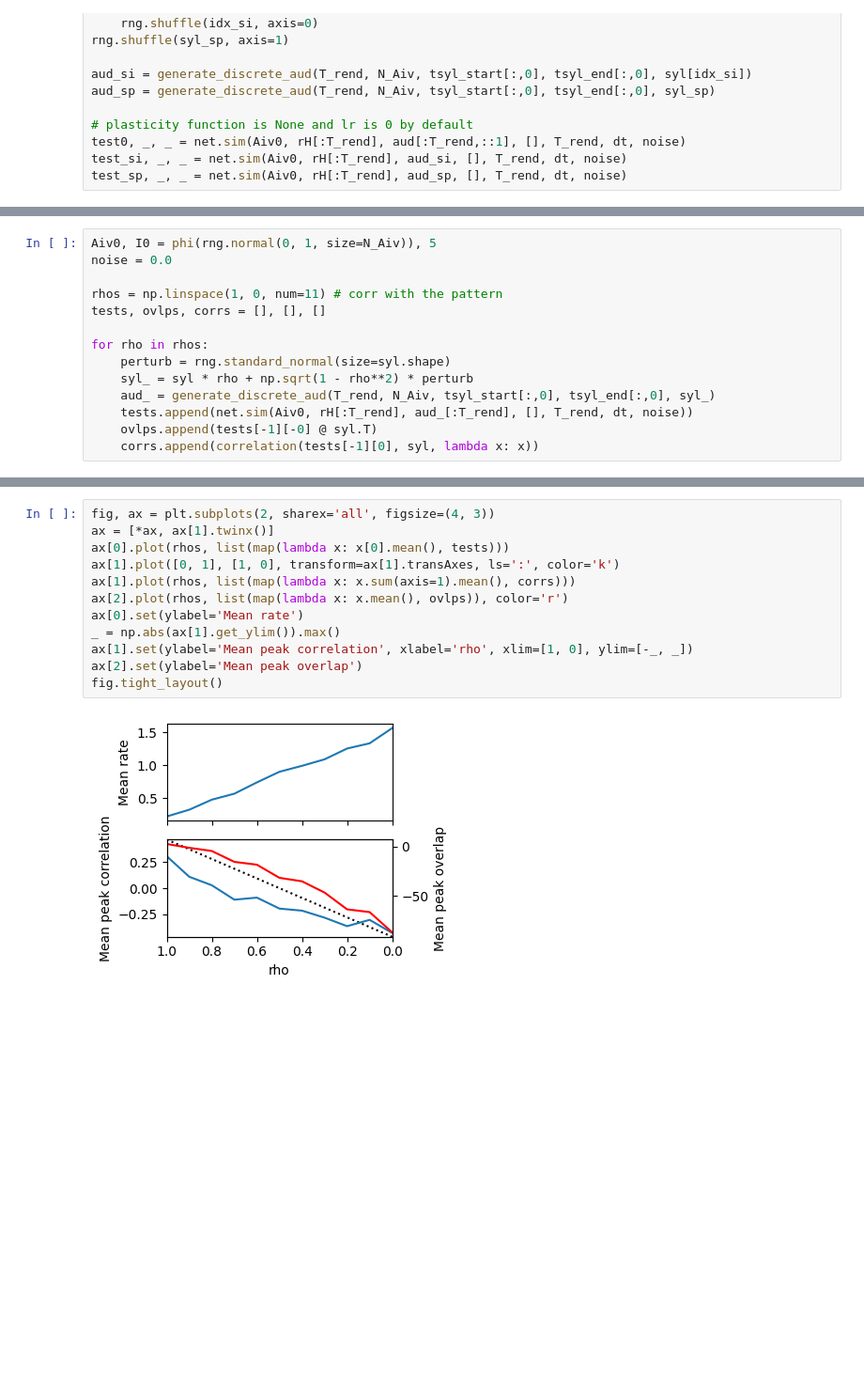
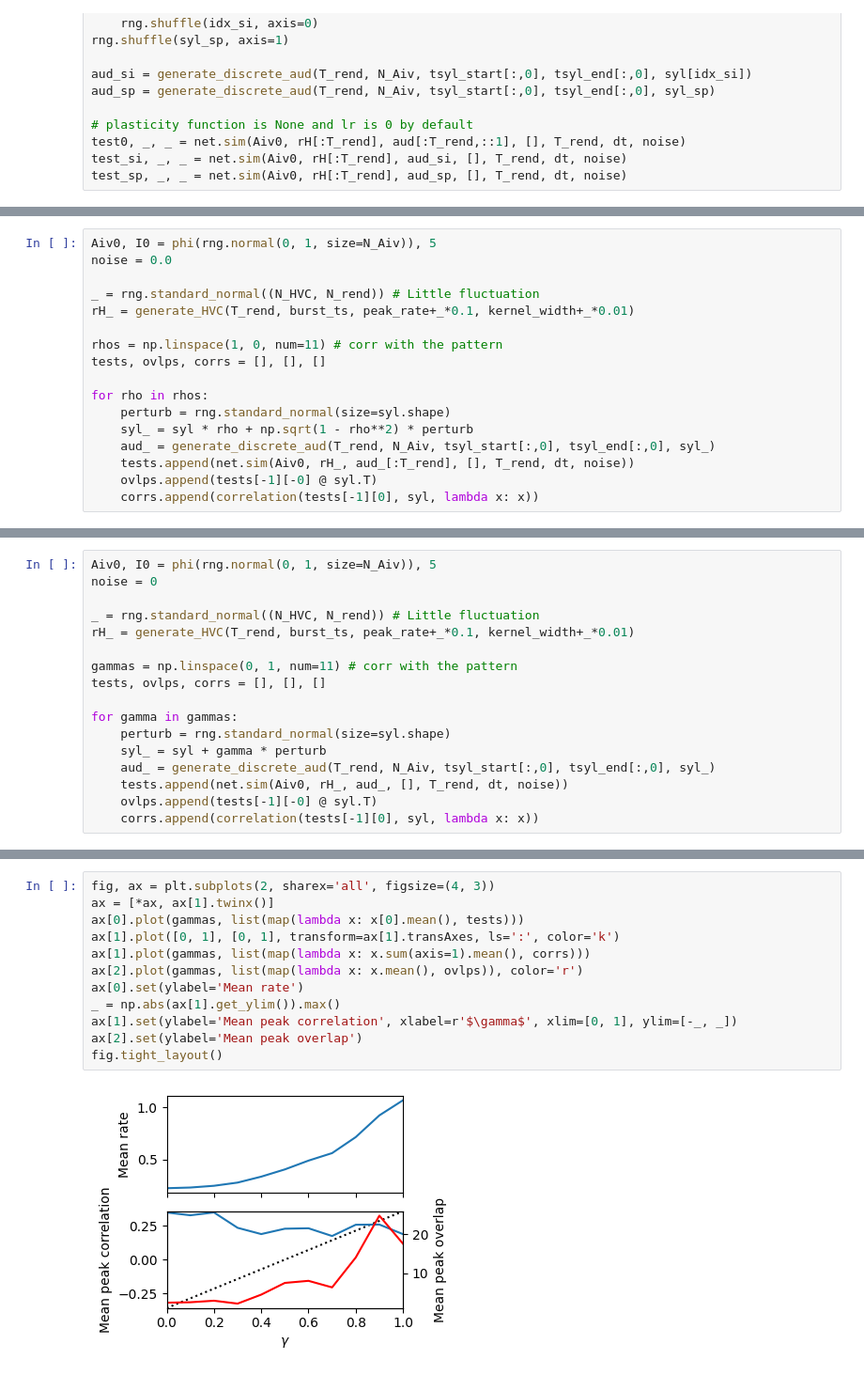
Before and after one commit to gongziyida/vocal-error-network, a Jupyter notebook: feedforward.ipynb, the cells around one changed output, grey strips where cells are left out. Shown: that part at 94% size. Saved outputs shown, nothing was run; the diff lists cells and outputs as text; blank space fills up the shorter version.

```diff
--- a/feedforward.ipynb
+++ b/feedforward.ipynb
@@ -158,6 +164,9 @@ ax[1].set(xlim=_[[0,-1]], xlabel='Input', ylabel='Rate')
 # %%
 Aiv0, I0 = phi(rng.normal(0, 1, size=N_Aiv)), 5
 noise = 0.0
+
+_ = rng.standard_normal((N_HVC, N_rend)) # Little fluctuation
+rH_ = generate_HVC(T_rend, burst_ts, peak_rate+_*0.1, kernel_width+_*0.01)
 
 rhos = np.linspace(1, 0, num=11) # corr with the pattern
 tests, ovlps, corrs = [], [], []
@@ -166,7 +175,7 @@ for rho in rhos:
     perturb = rng.standard_normal(size=syl.shape)
     syl_ = syl * rho + np.sqrt(1 - rho**2) * perturb
     aud_ = generate_discrete_aud(T_rend, N_Aiv, tsyl_start[:,0], tsyl_end[:,0], syl_)
-    tests.append(net.sim(Aiv0, rH[:T_rend], aud_[:T_rend], [], T_rend, dt, noise))
+    tests.append(net.sim(Aiv0, rH_, aud_[:T_rend], [], T_rend, dt, noise))
     ovlps.append(tests[-1][-0] @ syl.T)
     corrs.append(correlation(tests[-1][0], syl, lambda x: x))
 # %%
@@ -187,3 +212,20 @@ fig.tight_layout()
+# %%
+Aiv0, I0 = phi(rng.normal(0, 1, size=N_Aiv)), 5
+noise = 0
+
+_ = rng.standard_normal((N_HVC, N_rend)) # Little fluctuation
+rH_ = generate_HVC(T_rend, burst_ts, peak_rate+_*0.1, kernel_width+_*0.01)
+
+gammas = np.linspace(0, 1, num=11) # corr with the pattern
+tests, ovlps, corrs = [], [], []
+
+for gamma in gammas:
+    perturb = rng.standard_normal(size=syl.shape)
+    syl_ = syl + gamma * perturb
+    aud_ = generate_discrete_aud(T_rend, N_Aiv, tsyl_start[:,0], tsyl_end[:,0], syl_)
+    tests.append(net.sim(Aiv0, rH_, aud_, [], T_rend, dt, noise))
+    ovlps.append(tests[-1][-0] @ syl.T)
+    corrs.append(correlation(tests[-1][0], syl, lambda x: x))
 # %%
 fig, ax = plt.subplots(3, 4, sharey='all', sharex='all', figsize=(5, 4))
 for i in range(ax.shape[1]):
@@ -215,14 +244,14 @@ fig.tight_layout()
 # %%
 fig, ax = plt.subplots(2, sharex='all', figsize=(4, 3))
 ax = [*ax, ax[1].twinx()]
-ax[0].plot(rhos, list(map(lambda x: x[0].mean(), tests)))
-ax[1].plot([0, 1], [1, 0], transform=ax[1].transAxes, ls=':', color='k')
-ax[1].plot(rhos, list(map(lambda x: x.sum(axis=1).mean(), corrs)))
-ax[2].plot(rhos, list(map(lambda x: x.mean(), ovlps)), color='r')
+ax[0].plot(gammas, list(map(lambda x: x[0].mean(), tests)))
+ax[1].plot([0, 1], [0, 1], transform=ax[1].transAxes, ls=':', color='k')
+ax[1].plot(gammas, list(map(lambda x: x.sum(axis=1).mean(), corrs)))
+ax[2].plot(gammas, list(map(lambda x: x.mean(), ovlps)), color='r')
 ax[0].set(ylabel='Mean rate')
 _ = np.abs(ax[1].get_ylim()).max()
-ax[1].set(ylabel='Mean peak correlation', xlabel='rho', xlim=[1, 0], ylim=[-_, _])
+ax[1].set(ylabel='Mean peak correlation', xlabel=r'$\gamma$', xlim=[0, 1], ylim=[-_, _])
 ax[2].set(ylabel='Mean peak overlap')
 fig.tight_layout()
 # %% [output]
-[figure, old version]
+[figure, new version]
```
Also changed, not shown: parts of 12 cells of this notebook, 2 other files.
